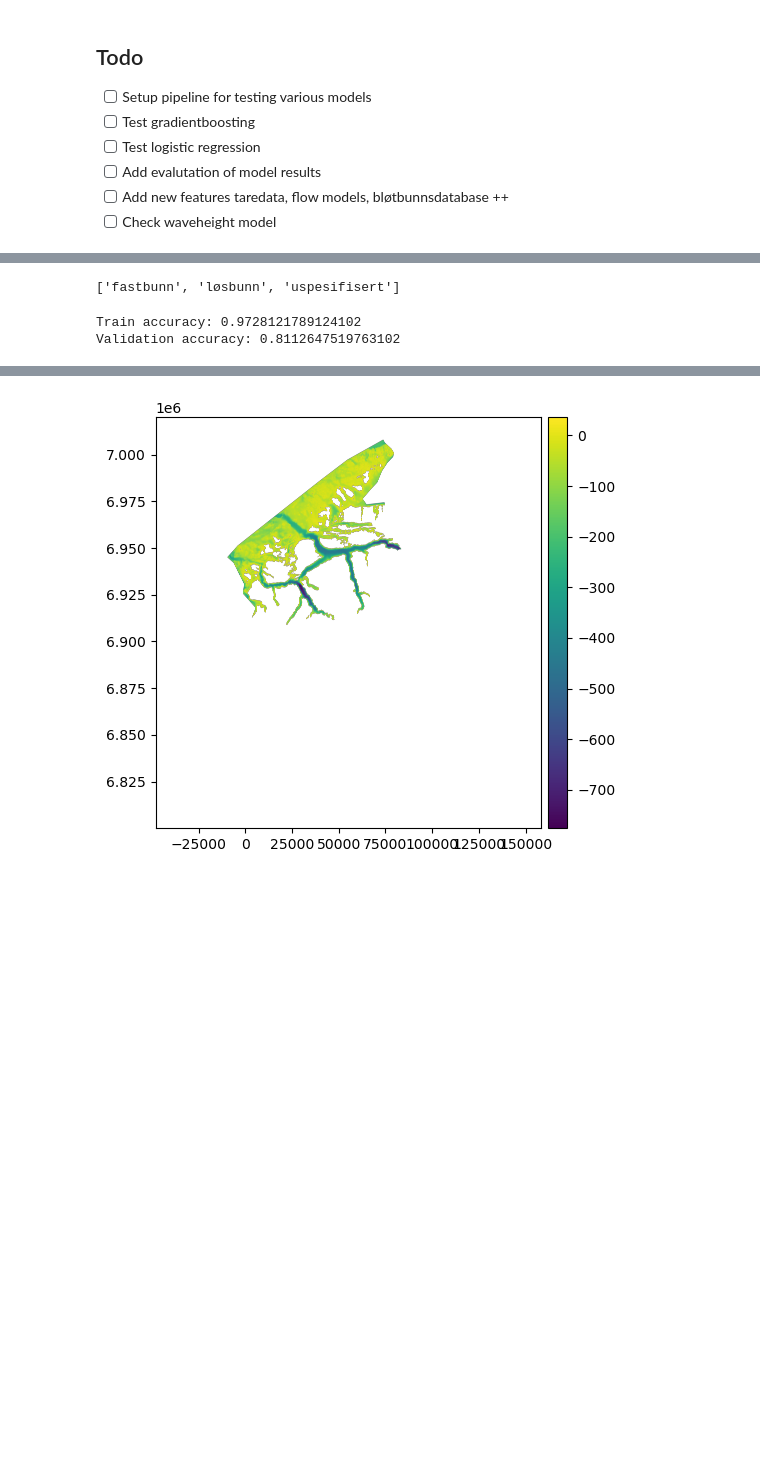
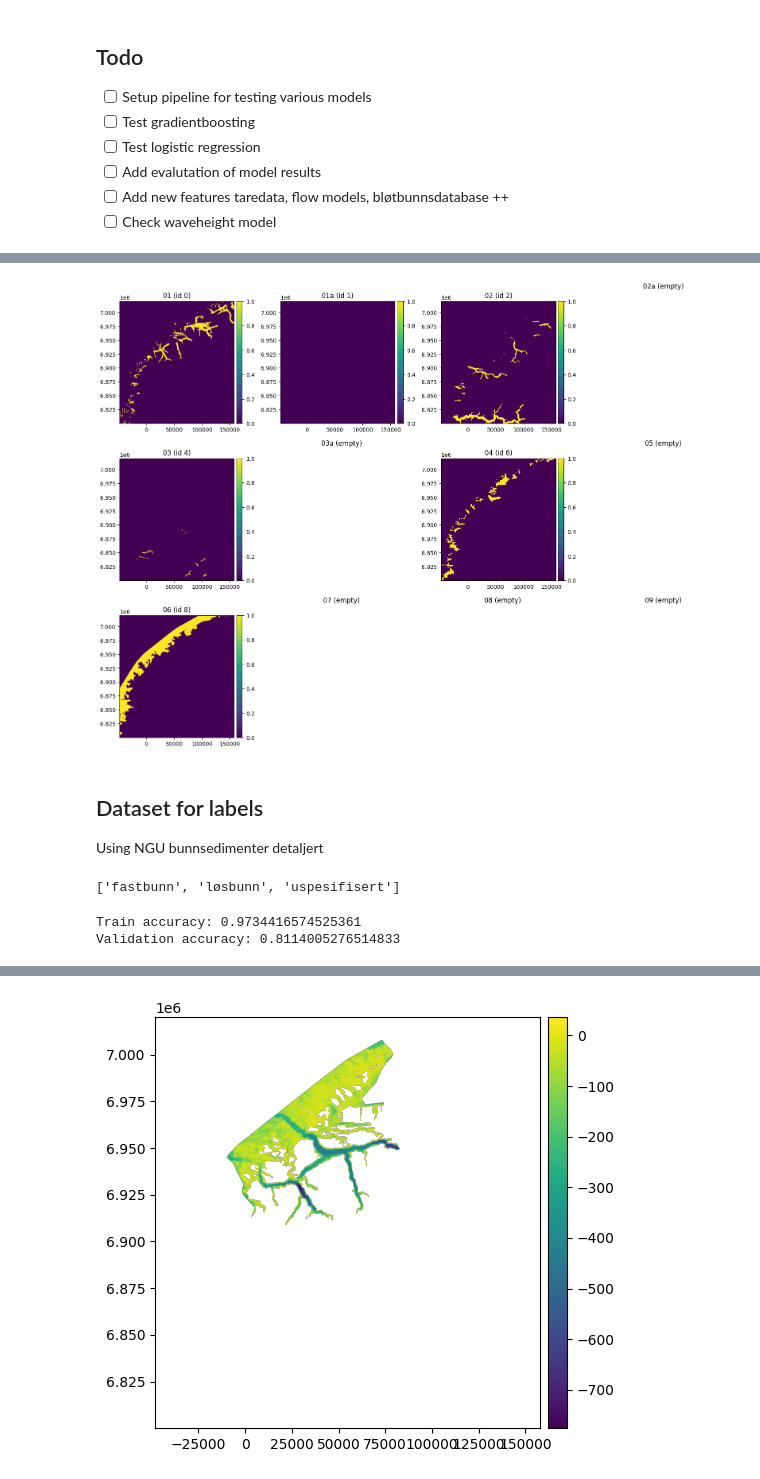
Before and after one commit to NIVANorge/marint-naturkart-niva, a Jupyter notebook: notebooks/03_modelling.ipynb, the cells around one changed output, grey strips where cells are left out. Saved outputs shown, nothing was run; the diff lists cells and outputs as text; code cells hidden in the pictures; blank space fills up the shorter version.

```diff
--- a/notebooks/03_modelling.ipynb
+++ b/notebooks/03_modelling.ipynb
@@ -74,12 +59,0 @@ type_raster = rio.features.rasterize(
-# %%
-
-# One-hot encode type_raster (-1 is nodata)
-num_classes = len(types)  # classes correspond to IDs in type_to_id
-one_hot_types = np.zeros((out_shape[0], out_shape[1], num_classes), dtype=np.uint8)
-
-valid_ids = type_raster >= 0  # exclude nodata (-1)
-for class_id in range(num_classes):
-    mask = valid_ids & (type_raster == class_id)
-    one_hot_types[..., class_id][mask] = 1
-
-one_hot_band_labels = [id_to_type[i] for i in range(num_classes)]
@@ -105 +73,12 @@ slope, aspect, curvature = attributes[1], attributes[2], attributes[3]
+# %%
+
+# Plot the first one-hot marine type layer using geoutils
+# Check if all values in one_hot_types are zero
+utils.plot_one_hot_vanntyper(one_hot_types, id_type_map, transform, dem.crs)
+# %% [output]
+[figure, added]
+# %% [markdown]
+## Dataset for labels
+
+Using NGU bunnsedimenter detaljert
 # %%
@@ -155,7 +140,7 @@ w0, w1 = float(class_weights[0]), float(class_weights[1])
 
 # Train/validation split
 X_train, X_val, y_train, y_val = train_test_split(
-    X, y, test_size=0.1, random_state=42, stratify=y
+    X, y, test_size=0.2, random_state=42, stratify=y
 )
 
 # RandomForest model
@@ -172,5 +157,5 @@ rf.fit(X_train, y_train)
 print("Train accuracy:", rf.score(X_train, y_train))
 print("Validation accuracy:", rf.score(X_val, y_val))
 # %% [output]
-Train accuracy: 0.9728121789124102
-Validation accuracy: 0.8112647519763102
+Train accuracy: 0.9734416574525361
+Validation accuracy: 0.8114005276514833
```
Also changed, not shown: parts of 19 cells of this notebook, 1 other file.
